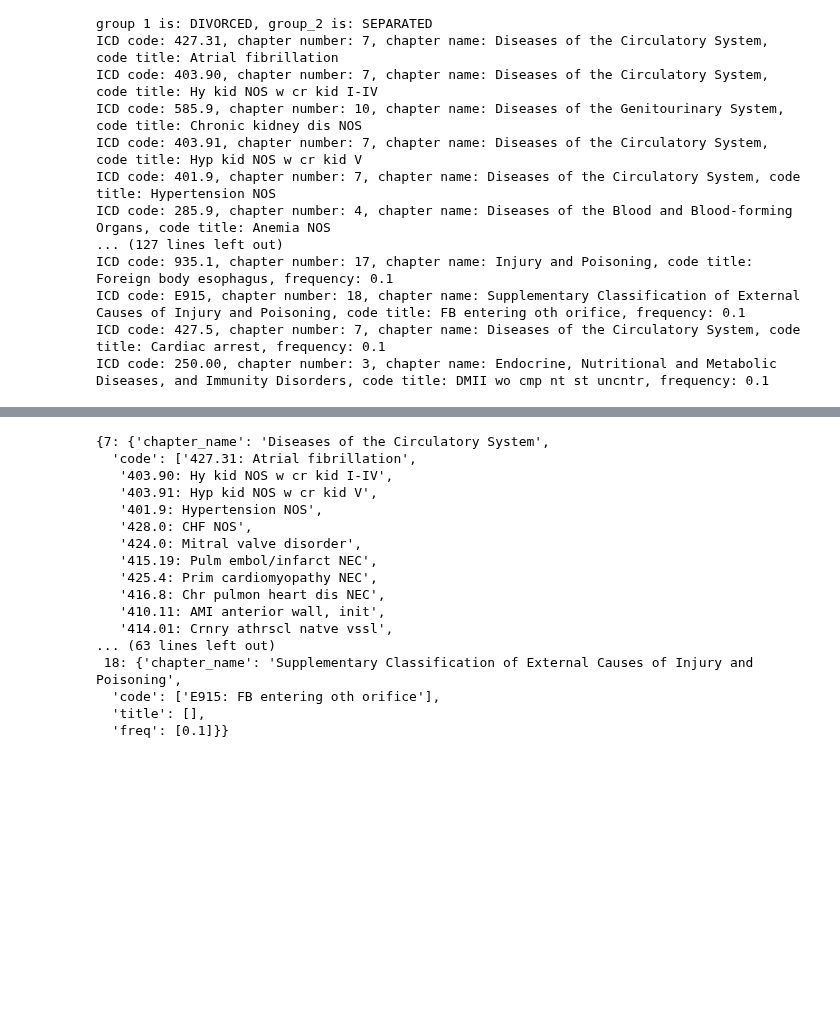
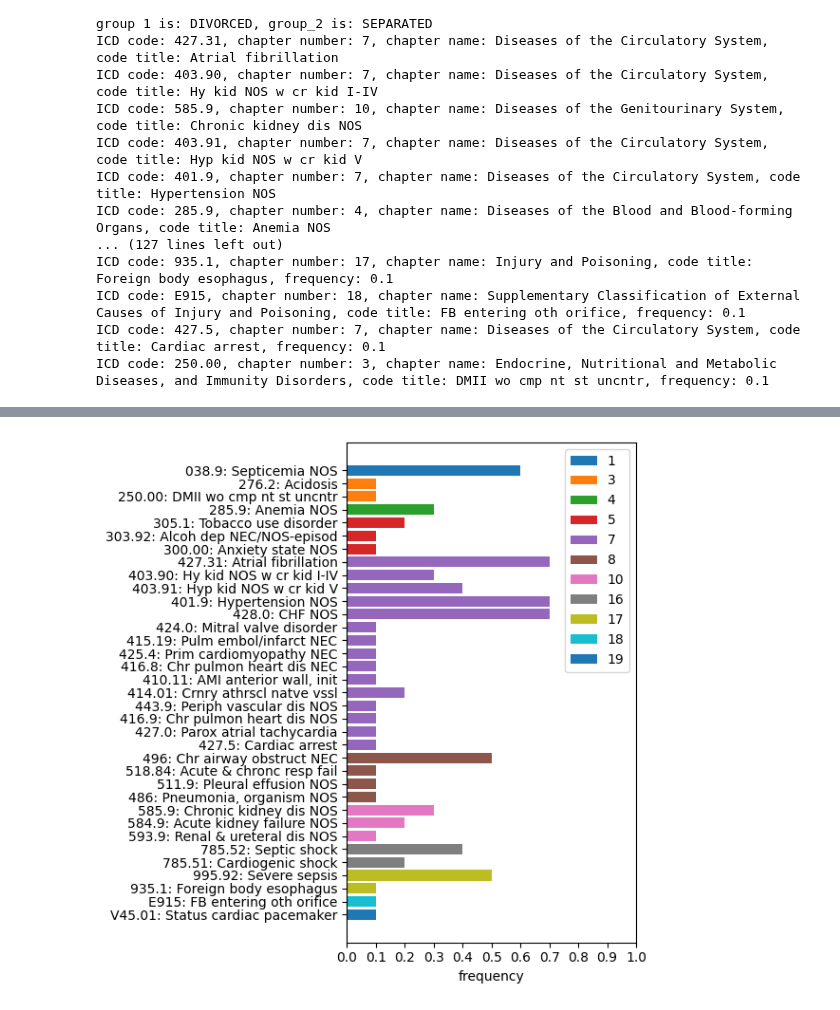
Before and after one commit to causalpathlab/EHR-OT, a Jupyter notebook: mimic_exp/admission/mimic_exp4_codes.ipynb, the cells around one changed output, grey strips where cells are left out. Saved outputs shown, nothing was run; the diff lists cells and outputs as text; code cells hidden in the pictures; blank space fills up the shorter version.

```diff
--- a/mimic_exp/admission/mimic_exp4_codes.ipynb
+++ b/mimic_exp/admission/mimic_exp4_codes.ipynb
@@ -190,20 +179,4 @@ AttributeError: 'bool' object has no attribute 'size'
-# %%
-chapter_code_dict
-# %% [output]
-{7: {'chapter_name': 'Diseases of the Circulatory System',
-  'code': ['427.31: Atrial fibrillation',
-   '403.90: Hy kid NOS w cr kid I-IV',
-   '403.91: Hyp kid NOS w cr kid V',
-   '401.9: Hypertension NOS',
-   '428.0: CHF NOS',
-   '424.0: Mitral valve disorder',
-   '415.19: Pulm embol/infarct NEC',
-   '425.4: Prim cardiomyopathy NEC',
-   '416.8: Chr pulmon heart dis NEC',
-   '410.11: AMI anterior wall, init',
-   '414.01: Crnry athrscl natve vssl',
-... (63 lines left out)
- 18: {'chapter_name': 'Supplementary Classification of External Causes of Injury and Poisoning',
-  'code': ['E915: FB entering oth orifice'],
-  'title': [],
-  'freq': [0.1]}}
+# %%
+plot_chapter_outlier_codes(chapter_code_dict, group_name)
+# %% [output]
+[figure, added]
```
Also changed, not shown: parts of 4 cells of this notebook, 3 other files.
